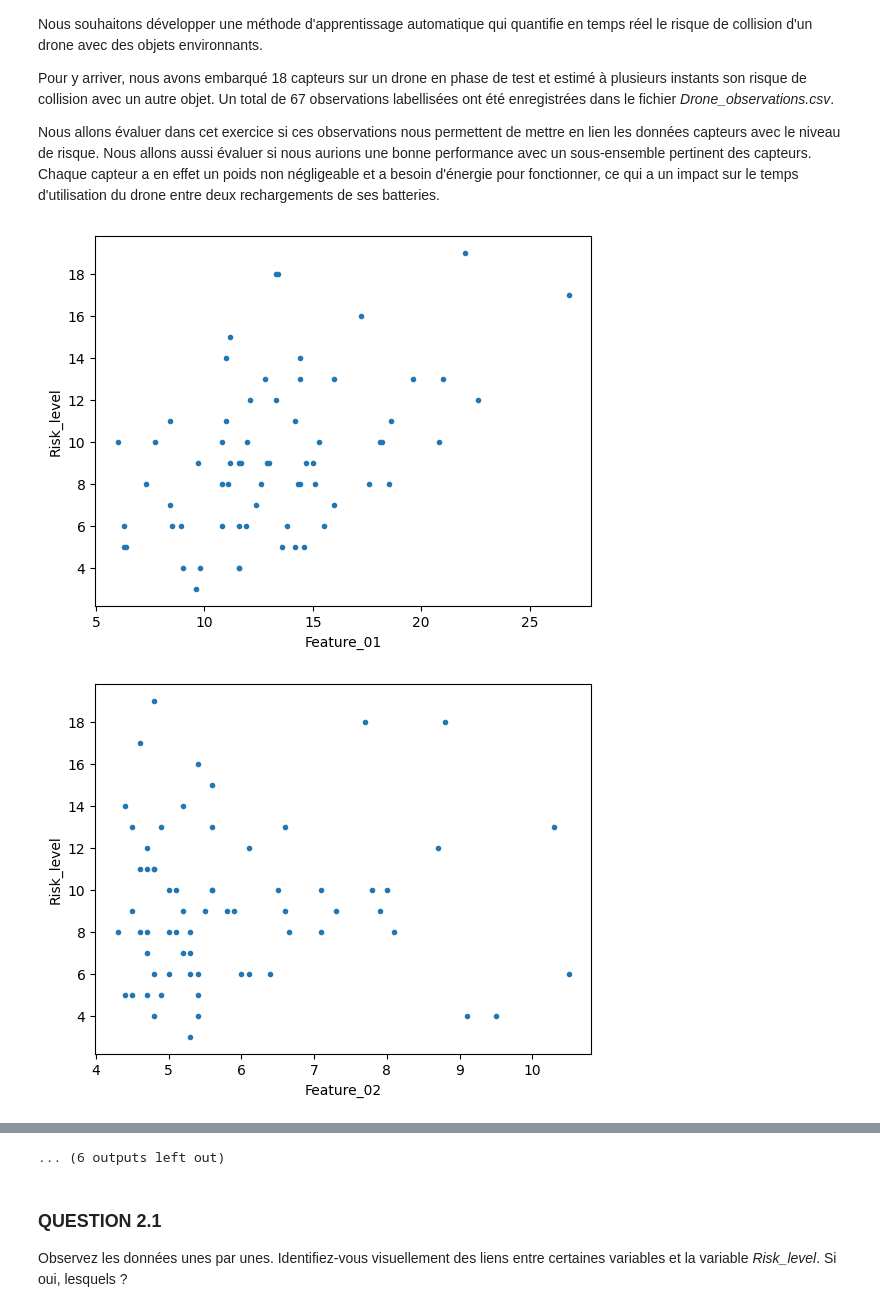
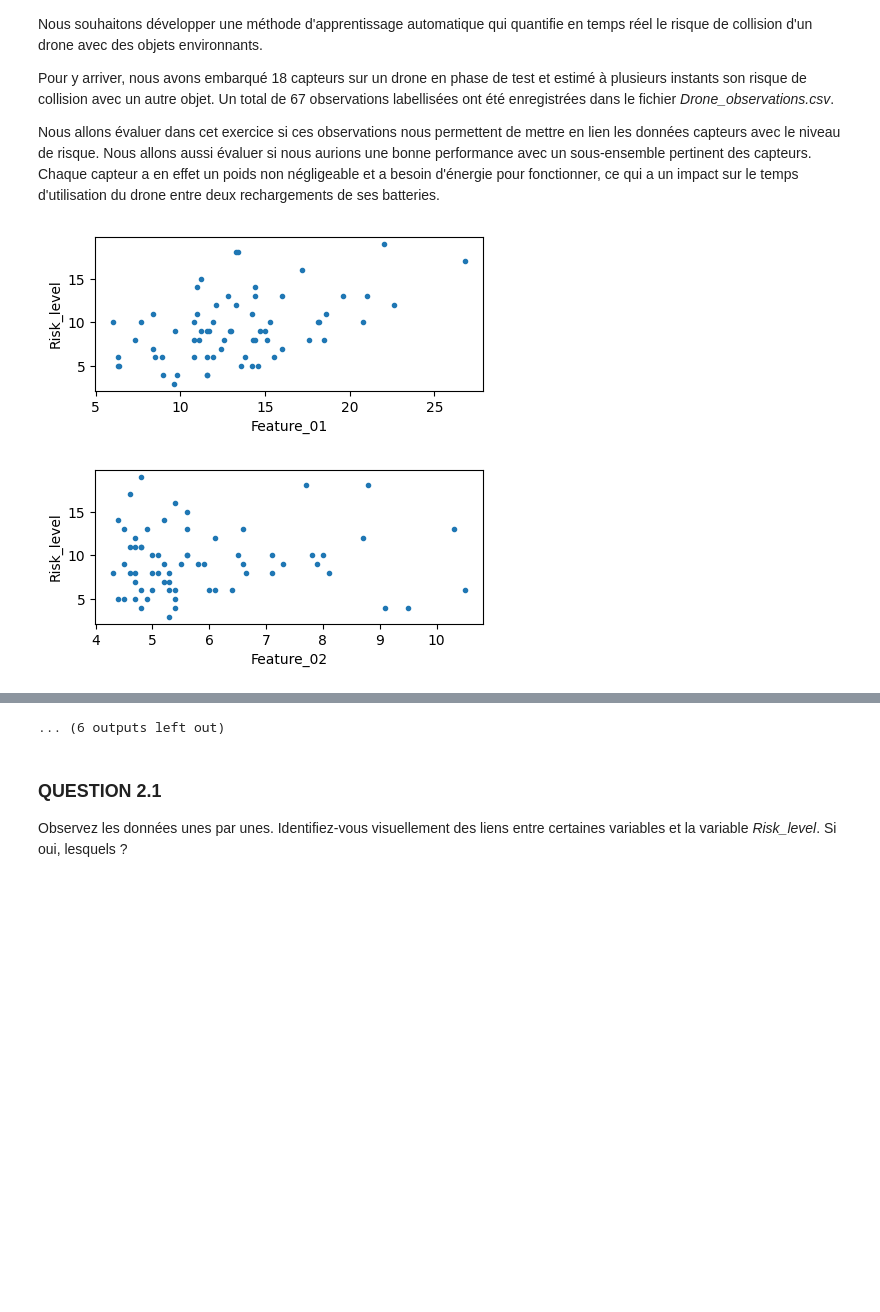
Before and after one commit to Nawiwae/BE_StatML, a Jupyter notebook: BE_StatML_2023.ipynb, the cells around one changed output, grey strips where cells are left out. Cells and saved outputs as stored; diff of their text form; code cells hidden in the pictures; blank space fills up the shorter version.

```diff
--- a/BE_StatML_2023.ipynb
+++ b/BE_StatML_2023.ipynb
@@ -246,31 +246,33 @@ Nous allons évaluer dans cet exercice si ces observations nous permettent de me
 # %%
 import pandas
 import numpy as np
 import matplotlib.pyplot as plt
 from sklearn import preprocessing
 
 
 
 dataframe=pandas.read_csv("./Drone_observations.csv",sep=';')
 
 listColNames=list(dataframe.columns)
 
 
 XY=dataframe.values
 ColNb_Y=listColNames.index('Risk_level')
 
 
 Y=XY[:,ColNb_Y].reshape((XY.shape[0],1))   #reshape is to make sure that Y is a column vector
 X = np.delete(XY, ColNb_Y, 1)
 
 listColNames.pop(ColNb_Y)     #to make it contains the column names of X only
 
 
 for Col in range(len(listColNames)):
+  plt.figure(figsize=(5,2))
+
   plt.plot(X[:,Col],Y[:],'.')
   plt.xlabel(listColNames[Col])
   plt.ylabel('Risk_level')
   plt.show()
 # %% [output]
-[figure, old version]
+[figure, new version]
-[figure, old version]
+[figure, new version]
```
Also changed, not shown: parts of 8 cells of this notebook.
